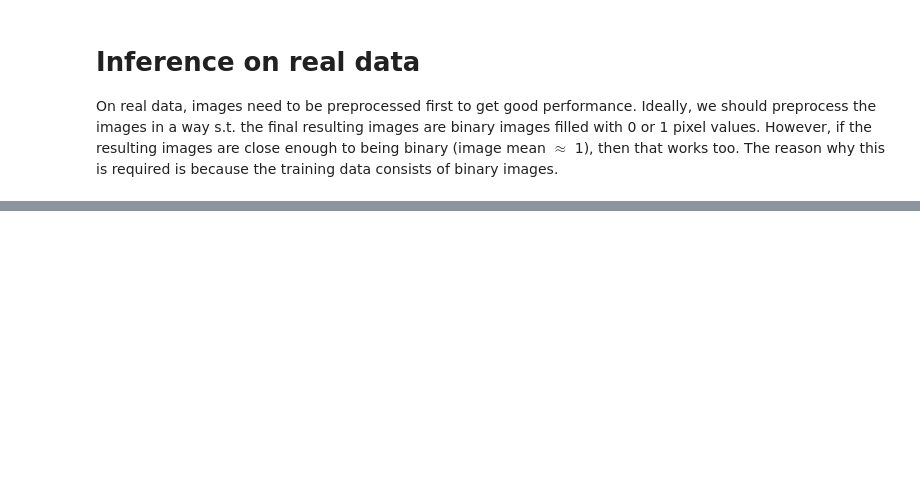
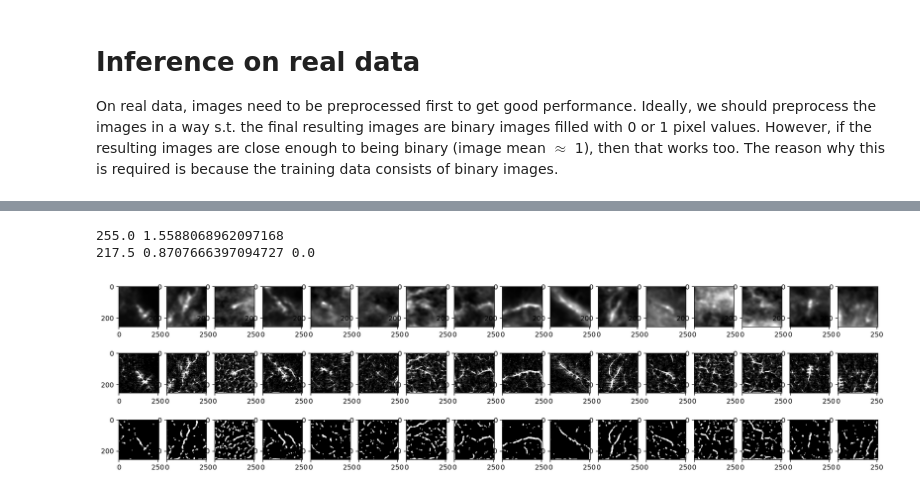
Before and after one commit to Temirkul/ism-filaments-analysis, a Jupyter notebook: src/example.ipynb, the cells around one changed output, grey strips where cells are left out. Saved outputs shown, nothing was run; the diff lists cells and outputs as text; code cells hidden in the pictures; blank space fills up the shorter version.

```diff
--- a/src/example.ipynb
+++ b/src/example.ipynb
@@ -83,25 +106,29 @@ images_planck_np = (images_planck*255).detach().cpu().numpy().astype(np.float32)
 # %%
 # PREPROCESSING
 
 images_morph = np.zeros((16, 256, 256))
 kernel = cv2.getStructuringElement(cv2.MORPH_ELLIPSE, (7, 7))
 for i in range(images_planck_np.shape[0]):
     images_morph[i, :, :] = cv2.morphologyEx(images_planck_np[i, 0, :, :], cv2.MORPH_TOPHAT, kernel)
 
 images_morph = images_morph/np.max(images_morph) * 255
 print(np.max(images_morph), np.average(images_morph))
 
 images_morph_2 = np.zeros((16, 256, 256))
 kernel_2 = cv2.getStructuringElement(cv2.MORPH_ELLIPSE, (3, 3))
 for i in range(images_planck_np.shape[0]):
     images_morph_2[i, :, :] = cv2.dilate(cv2.morphologyEx(images_morph[i, :, :], cv2.MORPH_OPEN, kernel_2, iterations=1), kernel_2, iterations=1)
 print(np.max(images_morph_2), np.average(images_morph_2), np.min(images_morph_2))
 
-fig, axs = plt.subplots(3, batch_size, figsize=(size,size))
+fig, axs = plt.subplots(3, batch_size, figsize=(size,size/4))
 for i in range(batch_size):
-    axs[0, i].imshow(images[i,0,:,:], cmap='gray', vmin=0, vmax=1)
+    axs[0, i].imshow(images_planck[i,0,:,:], cmap='gray', vmin=0, vmax=1)
     axs[1, i].imshow(images_morph[i,:,:], cmap='gray', vmin=0, vmax=10)
     axs[2, i].imshow(images_morph_2[i,:,:], cmap='gray', vmin=0, vmax=5)
+# %% [output]
+255.0 1.5588068962097168
+217.5 0.8707666397094727 0.0
+[figure, added]
 # %%
 unet_masks = get_unet_masks(unet, torch.from_numpy(images_morph_2).to(torch.float32).unsqueeze(1))
 
```
Also changed, not shown: parts of 7 cells of this notebook.
